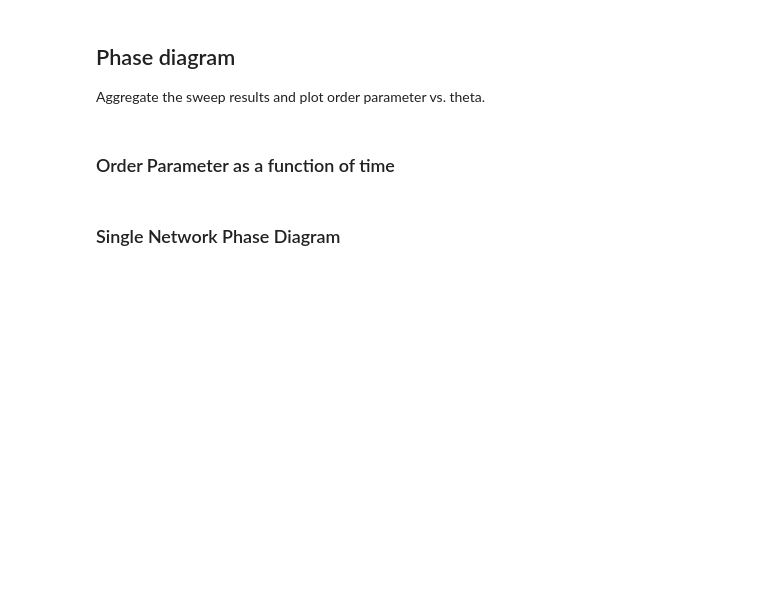
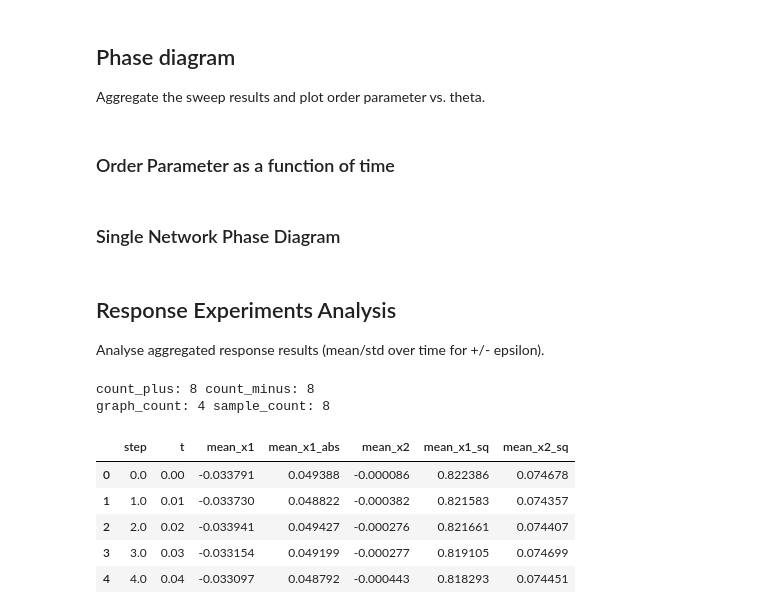
Before and after one commit to niccozagli/Dynamical_Systems_Networks, a Jupyter notebook: notebooks/prototyping/prototyping_data_analysis.ipynb, the cells around one changed output. Drawn from its saved outputs; the diff is of its cells as text; code cells hidden in the pictures; blank space fills up the shorter version.

```diff
--- a/notebooks/prototyping/prototyping_data_analysis.ipynb
+++ b/notebooks/prototyping/prototyping_data_analysis.ipynb
@@ -288,3 +288,49 @@ ax.set_xlabel(r"$\theta / \theta_c$", size=16)
 ax.set_title("Poisson edge distribution: quenched network")
 plt.show()
 #fig.savefig(repo_root / "figures/quenched_phase_diagram_poisson.png",dpi=600)
+# %% [markdown]
+## Response Experiments Analysis
+Analyse aggregated response results (mean/std over time for +/- epsilon).
+# %%
+from pathlib import Path
+import h5py
+import numpy as np
+import pandas as pd
+import matplotlib.pyplot as plt
+
+# Point this to the run/job folder that contains aggregate.h5
+repo_root = find_repo_root()
+path_aggregate_file = 'results/linear_response/poisson/critical/n1000/perturbed_runs/chunk_0001'
+agg_path = repo_root / path_aggregate_file /  'aggregate.h5'
+
+with h5py.File(agg_path, 'r') as fh:
+    fieldnames = [s.decode('utf-8') for s in np.asarray(fh.attrs['fieldnames']).tolist()]
+    mean_plus = np.asarray(fh['mean_plus'][...])
+    mean_minus = np.asarray(fh['mean_minus'][...])
+    std_plus = np.asarray(fh['std_plus'][...])
+    std_minus = np.asarray(fh['std_minus'][...])
+    count_plus = int(fh['count_plus'][()])
+    count_minus = int(fh['count_minus'][()])
+    graph_count = int(fh.attrs.get('graph_count', 0))
+    sample_count = int(fh.attrs.get('sample_count', 0))
+
+df_plus = pd.DataFrame(mean_plus, columns=fieldnames)
+df_minus = pd.DataFrame(mean_minus, columns=fieldnames)
+df_response = df_plus - df_minus
+if 't' in df_plus.columns:
+    df_response['t'] = df_plus['t']
+if 'step' in df_plus.columns:
+    df_response['step'] = df_plus['step']
+
+print('count_plus:', count_plus, 'count_minus:', count_minus)
+print('graph_count:', graph_count, 'sample_count:', sample_count)
+df_plus.head()
+# %% [output]
+count_plus: 8 count_minus: 8
+graph_count: 4 sample_count: 8
+|  | step | t | mean_x1 | mean_x1_abs | mean_x2 | mean_x1_sq | mean_x2_sq |
+| 0 | 0.0 | 0.00 | -0.033791 | 0.049388 | -0.000086 | 0.822386 | 0.074678 |
+| 1 | 1.0 | 0.01 | -0.033730 | 0.048822 | -0.000382 | 0.821583 | 0.074357 |
+| 2 | 2.0 | 0.02 | -0.033941 | 0.049427 | -0.000276 | 0.821661 | 0.074407 |
+| 3 | 3.0 | 0.03 | -0.033154 | 0.049199 | -0.000277 | 0.819105 | 0.074699 |
+| 4 | 4.0 | 0.04 | -0.033097 | 0.048792 | -0.000443 | 0.818293 | 0.074451 |
```
Also changed, not shown: parts of 2 cells of this notebook.
